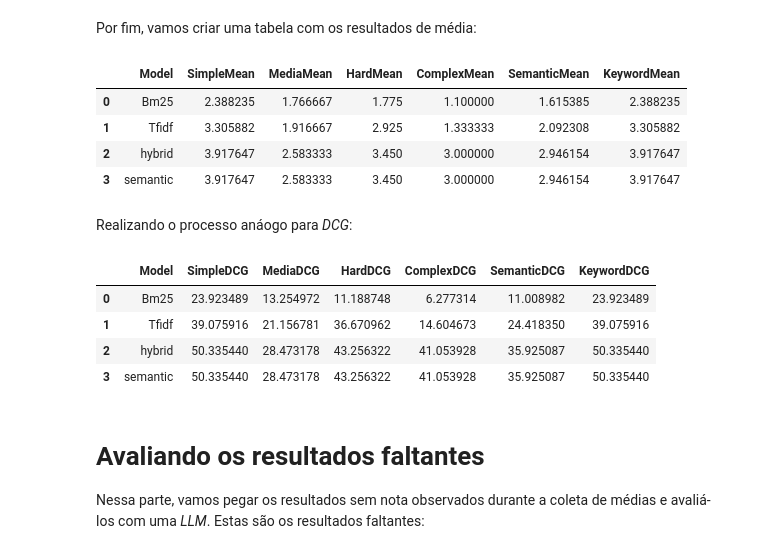
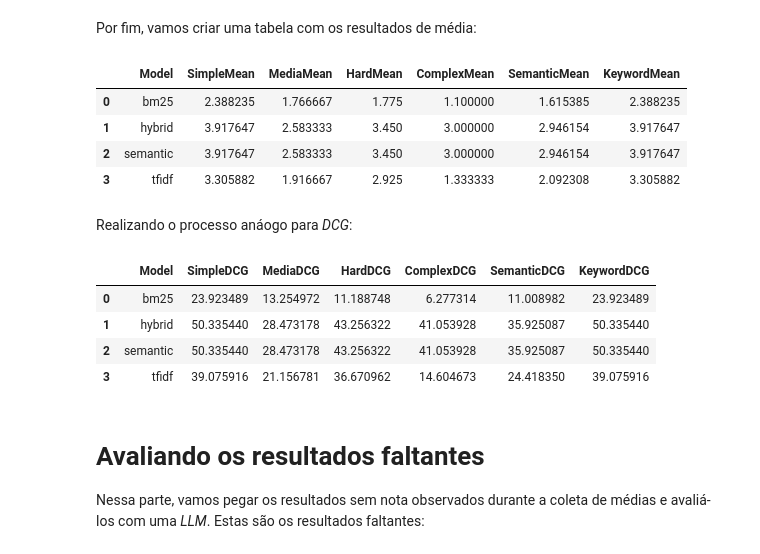
Before and after one commit to VanessaWille/Search_Engine, a Jupyter notebook: models_comparison.ipynb, the cells around one changed output. Drawn from its saved outputs; the diff is of its cells as text; code cells hidden in the pictures.

```diff
--- a/models_comparison.ipynb
+++ b/models_comparison.ipynb
@@ -451,25 +455,25 @@ Por fim, vamos criar uma tabela com os resultados de média:
 # %%
 # Converte os resultados para DataFrames
 df_simple = pd.DataFrame(list(simple_mean.items()), columns=['Model', 'SimpleMean'])
 df_media = pd.DataFrame(list(media_mean.items()), columns=['Model', 'MediaMean'])
 df_hard = pd.DataFrame(list(hard_mean.items()), columns=['Model', 'HardMean'])
 df_complex = pd.DataFrame(list(complex_mean.items()), columns=['Model', 'ComplexMean'])
 df_semantic = pd.DataFrame(list(semantic_mean.items()), columns=['Model', 'SemanticMean'])
 df_keyword = pd.DataFrame(list(keyword_mean.items()), columns=['Model', 'KeywordMean'])
 # Concatena os DataFrames
 final_mean = pd.concat([df_simple, df_media['MediaMean'], df_hard['HardMean'], df_complex['ComplexMean'], df_semantic['SemanticMean'], df_keyword['KeywordMean']], axis=1)
 # Ordem das linhas
 model_order = ['Bm25', 'Tfidf', 'hybrid', 'semantic']
 # Reindexa o DataFrame para a ordem correta
-final_mean = final_mean.set_index('Model').loc[model_order].reset_index()
+# final_mean = final_mean.set_index('Model').loc[model_order].reset_index()
 # Printa o DataFrame
 final_mean
 # %% [output]
 |  | Model | SimpleMean | MediaMean | HardMean | ComplexMean | SemanticMean | KeywordMean |
-| 0 | Bm25 | 2.388235 | 1.766667 | 1.775 | 1.100000 | 1.615385 | 2.388235 |
-| 1 | Tfidf | 3.305882 | 1.916667 | 2.925 | 1.333333 | 2.092308 | 3.305882 |
-| 2 | hybrid | 3.917647 | 2.583333 | 3.450 | 3.000000 | 2.946154 | 3.917647 |
-| 3 | semantic | 3.917647 | 2.583333 | 3.450 | 3.000000 | 2.946154 | 3.917647 |
+| 0 | bm25 | 2.388235 | 1.766667 | 1.775 | 1.100000 | 1.615385 | 2.388235 |
+| 1 | hybrid | 3.917647 | 2.583333 | 3.450 | 3.000000 | 2.946154 | 3.917647 |
+| 2 | semantic | 3.917647 | 2.583333 | 3.450 | 3.000000 | 2.946154 | 3.917647 |
+| 3 | tfidf | 3.305882 | 1.916667 | 2.925 | 1.333333 | 2.092308 | 3.305882 |
 # %% [markdown]
 Realizando o processo anáogo para *DCG*:
 # %%
@@ -485,15 +489,15 @@ final_dcgs = pd.concat([df_simple, df_media['MediaDCG'], df_hard['HardDCG'], df_
 # Ordem das linhas
 model_order = ['Bm25', 'Tfidf', 'hybrid', 'semantic']
 # Reindexa o DataFrame para a ordem correta
-final_dcgs = final_dcgs.set_index('Model').loc[model_order].reset_index()
+# final_dcgs = final_dcgs.set_index('Model').loc[model_order].reset_index()
 # Printa o DataFrame
 final_dcgs
 # %% [output]
 |  | Model | SimpleDCG | MediaDCG | HardDCG | ComplexDCG | SemanticDCG | KeywordDCG |
-| 0 | Bm25 | 23.923489 | 13.254972 | 11.188748 | 6.277314 | 11.008982 | 23.923489 |
-| 1 | Tfidf | 39.075916 | 21.156781 | 36.670962 | 14.604673 | 24.418350 | 39.075916 |
-| 2 | hybrid | 50.335440 | 28.473178 | 43.256322 | 41.053928 | 35.925087 | 50.335440 |
-| 3 | semantic | 50.335440 | 28.473178 | 43.256322 | 41.053928 | 35.925087 | 50.335440 |
+| 0 | bm25 | 23.923489 | 13.254972 | 11.188748 | 6.277314 | 11.008982 | 23.923489 |
+| 1 | hybrid | 50.335440 | 28.473178 | 43.256322 | 41.053928 | 35.925087 | 50.335440 |
+| 2 | semantic | 50.335440 | 28.473178 | 43.256322 | 41.053928 | 35.925087 | 50.335440 |
+| 3 | tfidf | 39.075916 | 21.156781 | 36.670962 | 14.604673 | 24.418350 | 39.075916 |
 # %% [markdown]
 # Avaliando os resultados faltantes
 
```
Also changed, not shown: parts of 9 cells of this notebook, 12 other files.
